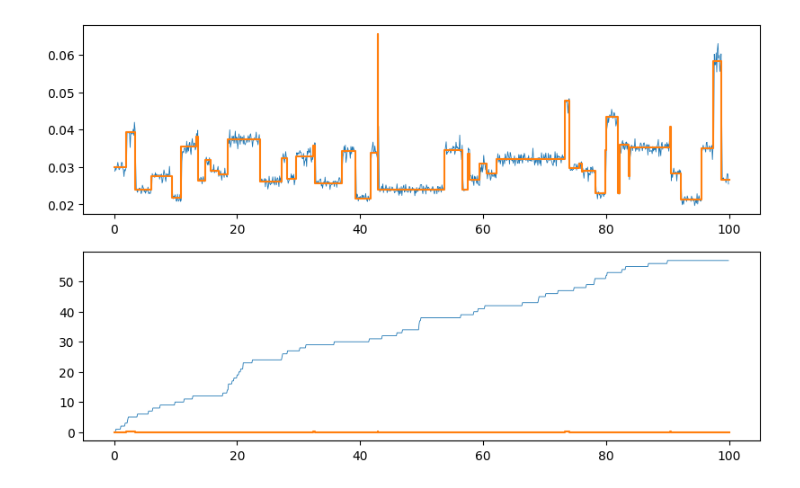
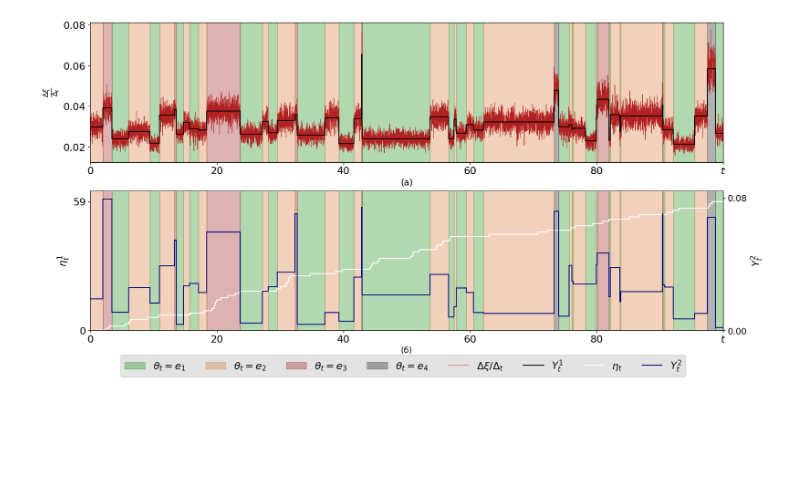
Before and after one commit to yuriykurinov/discretized_filter, a Jupyter notebook: filtering.ipynb, the cells around one changed output. Saved outputs shown, nothing was run; the diff lists cells and outputs as text; code cells hidden in the pictures; blank space fills up the shorter version.

Commit message:
added plots

```diff
--- a/filtering.ipynb
+++ b/filtering.ipynb
@@ -13,5 +14,16 @@ from filter import Filter
+# %%
+load_path = True
 # %%
-theta, y, t = sparse_mc(p0, Lambda, lam, T, get_y_uniform)
-
-dtmc = to_discrete(theta, t, T, ht)
-dty = to_discrete(y, t, T, ht)
+if load_path:
+    with open('saved_path/t.pkl', 'rb') as f:
+        t = pickle.load(f)
+    with open('saved_path/theta.pkl', 'rb') as f:
+        theta = pickle.load(f)
+    with open('saved_path/y.pkl', 'rb') as f:
+        y = pickle.load(f)
+    with open('saved_path/theta_est.pkl', 'rb') as f:
+        theta_est = pickle.load(f)
+    with open('saved_path/y_est.pkl', 'rb') as f:
+        y_est = pickle.load(f)
+else:
+    theta, y, t = sparse_mc(p0, Lambda, lam, T, get_y_uniform)
@@ -21,15 +29,0 @@ deta = make_discretized_eta(t_net_filtering, h, dtmc, dty, ht, T)
-# %%
-fig, ax = plt.subplots(2, figsize=(6 * (1 + np.sqrt(5))/2, 6))
-
-ax[0].plot(t_net_filtering[1:], dxi[1:] / ht1, lw=0.6)
-ax[0].step([0] + list(t), [y[0, 0]] + list(y[:, 0]))
-
-
-eta = np.cumsum(deta)
-
-ax[1].plot(t_net_filtering, eta, lw=0.6)
-ax[1].step([0] + list(t), [y[0, 1]] + list(y[:, 1]))
-
-plt.show()
-# %% [output]
-[figure, removed]
@@ -36 +36,10 @@ plt.show()
+# %%
+eta = np.cumsum(deta)
+xi = np.cumsum(dxi)
+
+fig, ax = plot_obs(theta, y, t, dxi, deta)
+
+plt.show()
+# %% [output]
+[figure, added]
 # %%
```
Also changed, not shown: parts of 9 cells of this notebook, 2 other files.
